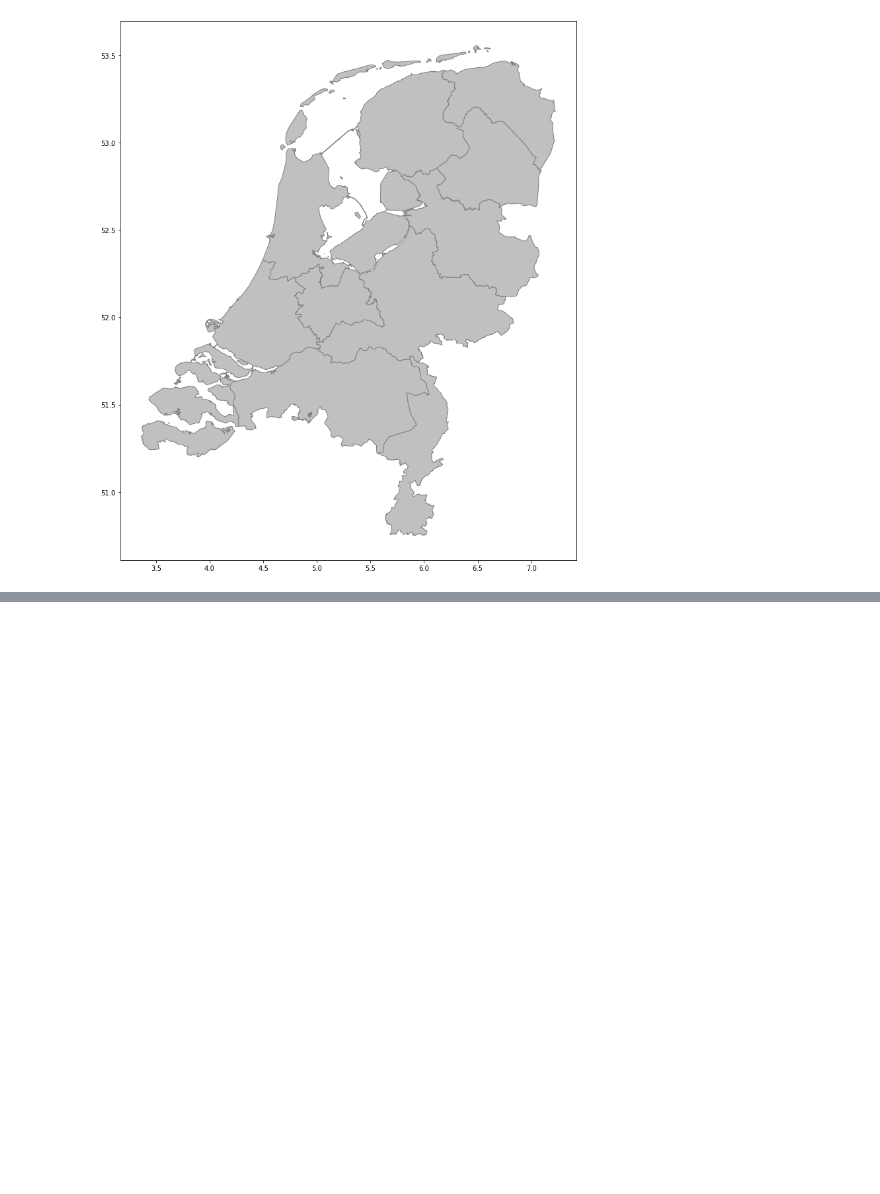
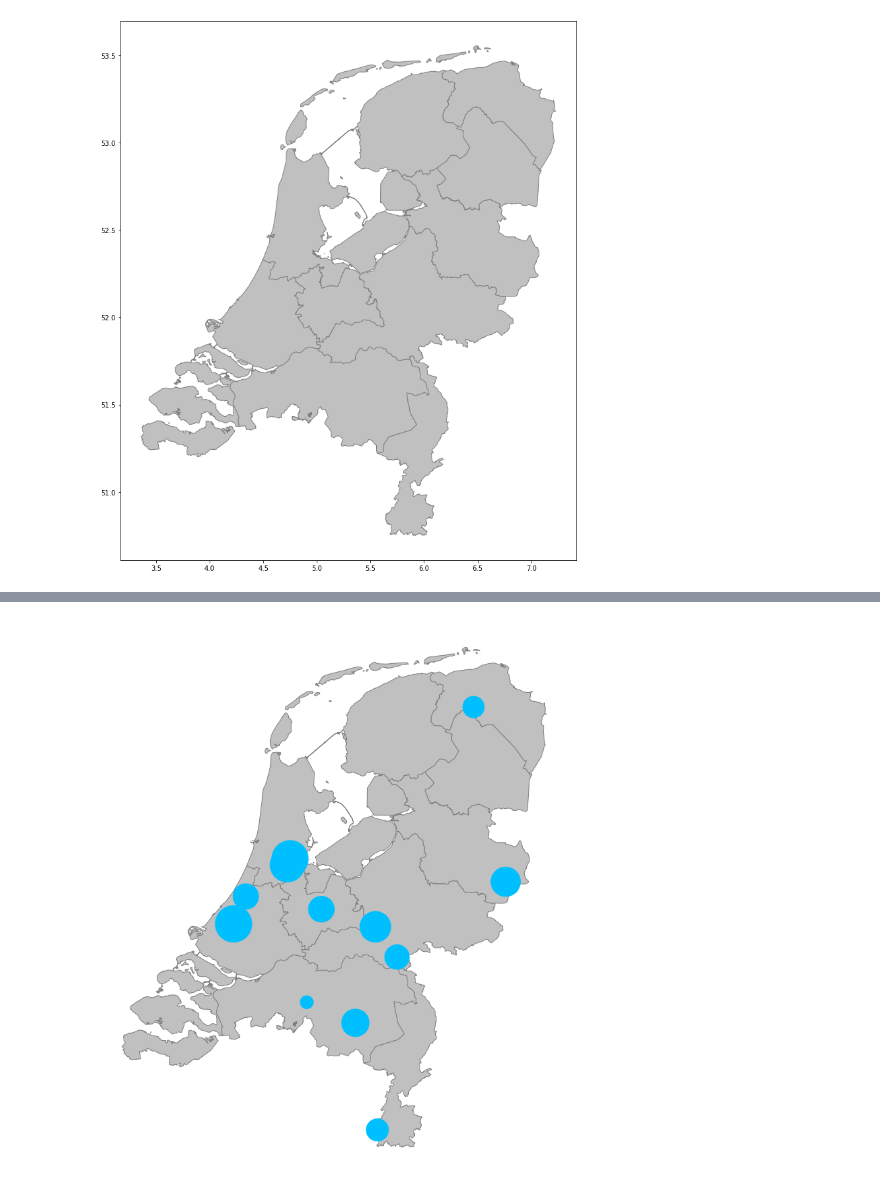
Before and after one commit to escience-academy/workshop_analysis, a Jupyter notebook: viz/Eventbrite_maps.ipynb, the cells around one changed output, grey strips where cells are left out. Saved outputs shown, nothing was run; the diff lists cells and outputs as text; code cells hidden in the pictures; blank space fills up the shorter version.

```diff
--- a/viz/Eventbrite_maps.ipynb
+++ b/viz/Eventbrite_maps.ipynb
@@ -47,0 +186,5 @@ gdf = gpd.GeoDataFrame(universities)
+# %%
+# make column with participants relative to university size
+
+gdf_universities['participants_rel'] = gdf_universities['participants'] / gdf_universities['Staff_number']
+gdf_universities.head()
@@ -47,0 +198,8 @@ gdf = gpd.GeoDataFrame(universities)
+# %%
+# plot this on the map
+
+base = nederland.plot(color='silver', edgecolor='gray')
+ax = gdf_universities.plot(ax=base, marker='o', color='deepskyblue', markersize=gdf_universities['participants_rel']*200000)
+ax.set_axis_off()
+# %% [output]
+[figure, added]
```
Also changed, not shown: parts of 16 cells of this notebook, 1 other file.
